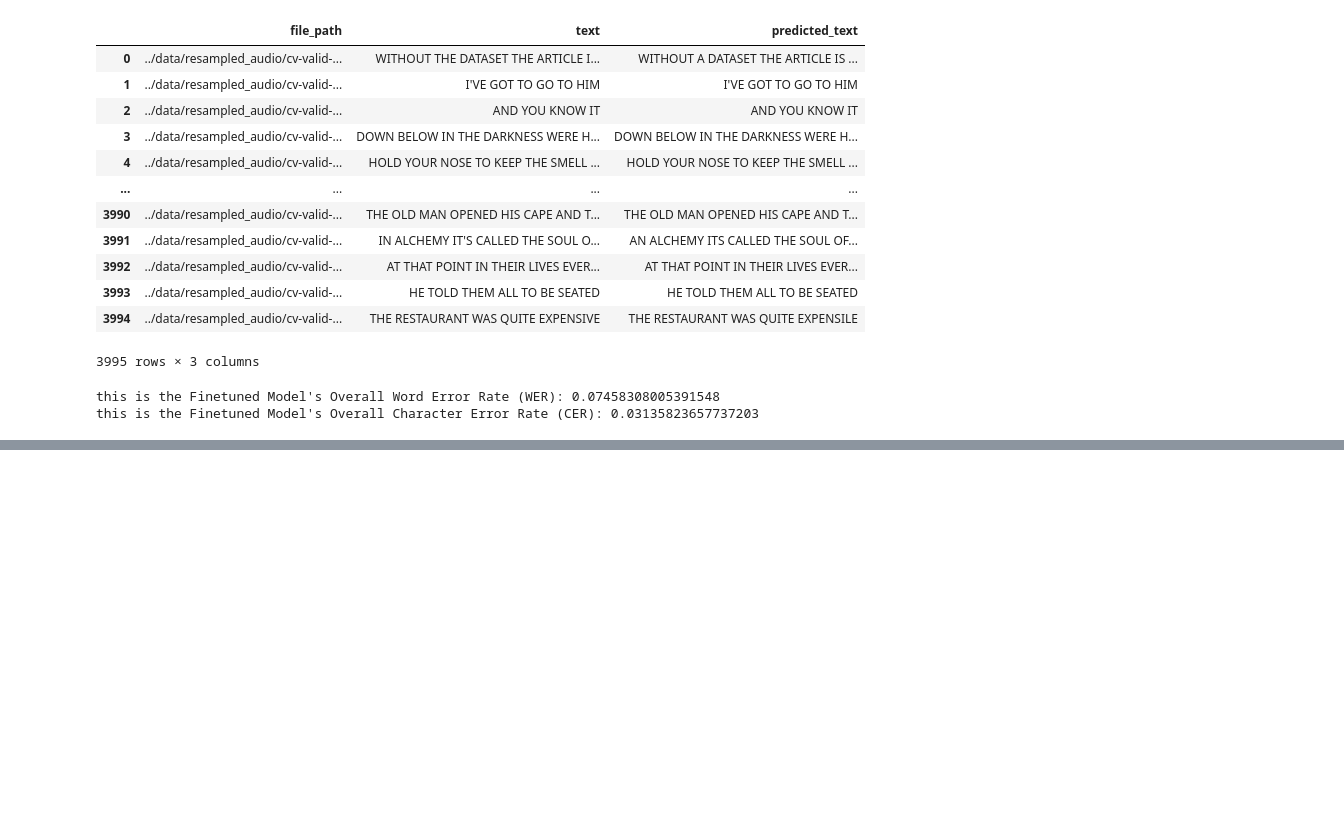
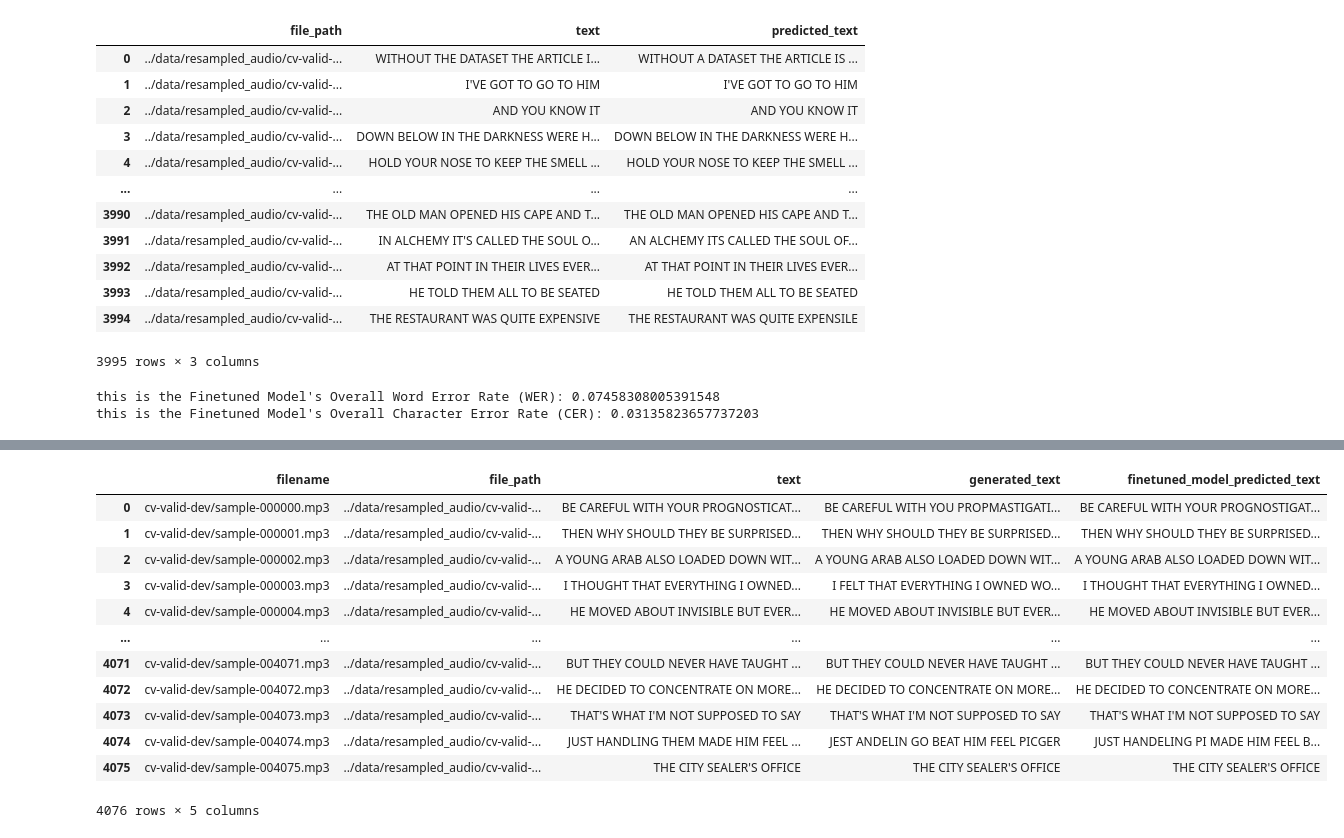
Before and after one commit to brandonneo00/technical_test, a Jupyter notebook: asr-train/cv-train-2a.ipynb, the cells around one changed output, grey strips where cells are left out. Drawn from its saved outputs; the diff is of its cells as text; code cells hidden in the pictures; blank space fills up the shorter version.

```diff
--- a/asr-train/cv-train-2a.ipynb
+++ b/asr-train/cv-train-2a.ipynb
@@ -334,0 +373,4 @@ this is the Finetuned Model's Overall Character Error Rate (CER): 0.031358236577
+# %%
+cv_valid_dev_df_subset = cv_valid_dev_df[['filename', 'file_path', 'text', 'generated_text']].copy()
+cv_valid_dev_df_subset['text'] = cv_valid_dev_df_subset['text'].str.upper()
+cv_valid_dev_df_subset
@@ -334,0 +391,17 @@ this is the Finetuned Model's Overall Character Error Rate (CER): 0.031358236577
+# %%
+cv_valid_dev_df_subset['finetuned_model_predicted_text'] = cv_valid_dev_df_subset['file_path'].apply(lambda x: get_prediction(finetuned_model, processor, x))
+cv_valid_dev_df_subset
+# %% [output]
+|  | filename | file_path | text | generated_text | finetuned_model_predicted_text |
+| 0 | cv-valid-dev/sample-000000.mp3 | ../data/resampled_audio/cv-valid-... | BE CAREFUL WITH YOUR PROGNOSTICAT... | BE CAREFUL WITH YOU PROPMASTIGATI... | BE CAREFUL WITH YOUR PROGNOSTIGAT... |
+| 1 | cv-valid-dev/sample-000001.mp3 | ../data/resampled_audio/cv-valid-... | THEN WHY SHOULD THEY BE SURPRISED... | THEN WHY SHOULD THEY BE SURPRISED... | THEN WHY SHOULD THEY BE SURPRISED... |
+| 2 | cv-valid-dev/sample-000002.mp3 | ../data/resampled_audio/cv-valid-... | A YOUNG ARAB ALSO LOADED DOWN WIT... | A YOUNG ARAB ALSO LOADED DOWN WIT... | A YOUNG ARAB ALSO LOADED DOWN WIT... |
+| 3 | cv-valid-dev/sample-000003.mp3 | ../data/resampled_audio/cv-valid-... | I THOUGHT THAT EVERYTHING I OWNED... | I FELT THAT EVERYTHING I OWNED WO... | I THOUGHT THAT EVERYTHING I OWNED... |
+| 4 | cv-valid-dev/sample-000004.mp3 | ../data/resampled_audio/cv-valid-... | HE MOVED ABOUT INVISIBLE BUT EVER... | HE MOVED ABOUT INVISIBLE BUT EVER... | HE MOVED ABOUT INVISIBLE BUT EVER... |
+| ... | ... | ... | ... | ... | ... |
+| 4071 | cv-valid-dev/sample-004071.mp3 | ../data/resampled_audio/cv-valid-... | BUT THEY COULD NEVER HAVE TAUGHT ... | BUT THEY COULD NEVER HAVE TAUGHT ... | BUT THEY COULD NEVER HAVE TAUGHT ... |
+| 4072 | cv-valid-dev/sample-004072.mp3 | ../data/resampled_audio/cv-valid-... | HE DECIDED TO CONCENTRATE ON MORE... | HE DECIDED TO CONCENTRATE ON MORE... | HE DECIDED TO CONCENTRATE ON MORE... |
+| 4073 | cv-valid-dev/sample-004073.mp3 | ../data/resampled_audio/cv-valid-... | THAT'S WHAT I'M NOT SUPPOSED TO SAY | THAT'S WHAT I'M NOT SUPPOSED TO SAY | THAT'S WHAT I'M NOT SUPPOSED TO SAY |
+| 4074 | cv-valid-dev/sample-004074.mp3 | ../data/resampled_audio/cv-valid-... | JUST HANDLING THEM MADE HIM FEEL ... | JEST ANDELIN GO BEAT HIM FEEL PICGER | JUST HANDELING PI MADE HIM FEEL B... |
+| 4075 | cv-valid-dev/sample-004075.mp3 | ../data/resampled_audio/cv-valid-... | THE CITY SEALER'S OFFICE | THE CITY SEALER'S OFFICE | THE CITY SEALER'S OFFICE |
+4076 rows × 5 columns
```
Also changed, not shown: parts of 5 cells of this notebook, 3 other files.
